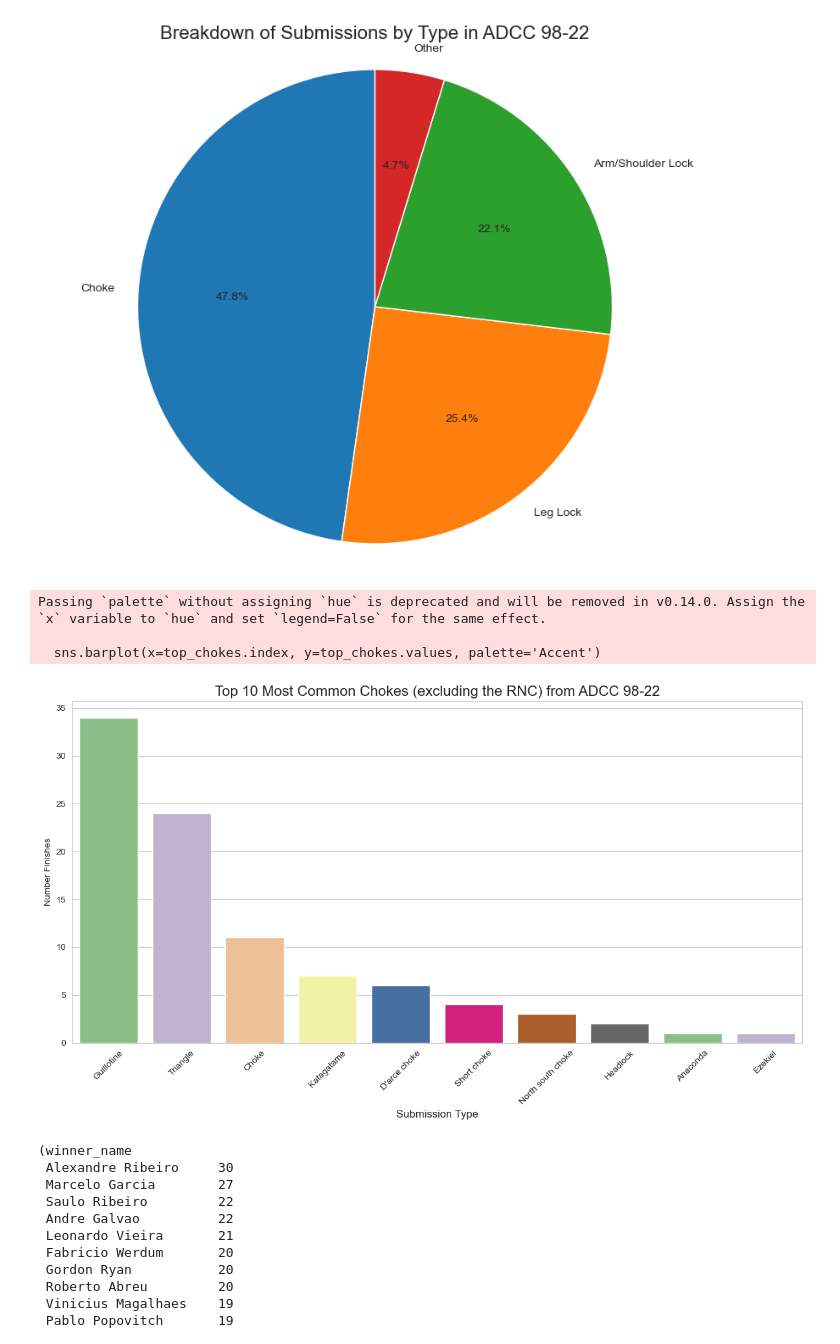
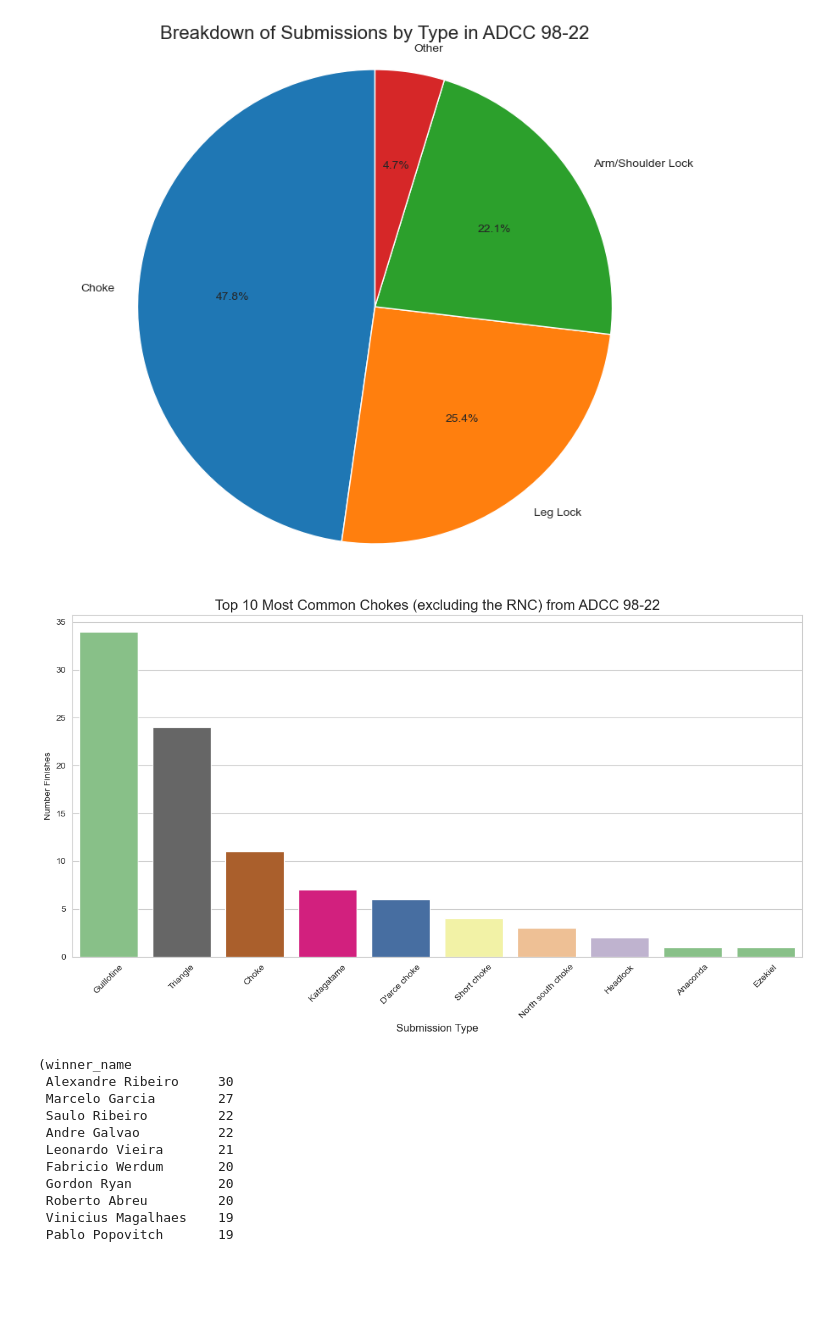
Before and after one commit to juliocesardiaz/ADCC, a Jupyter notebook: adcc_data_analysis.ipynb, the cells around one changed output. Saved outputs shown, nothing was run; the diff lists cells and outputs as text; code cells hidden in the pictures; blank space fills up the shorter version.

```diff
--- a/adcc_data_analysis.ipynb
+++ b/adcc_data_analysis.ipynb
@@ -162,21 +162,18 @@ plt.axis('equal')
 # %%
 #breaking down top chokes excluding RNC
 chokes_df = sub_wins_adcc[(sub_wins_adcc['submission_type']== 'Choke') & (sub_wins_adcc['submission'] != 'RNC')].copy()
 top_chokes = chokes_df['submission'].value_counts()
 plt.figure(figsize=(12,7))
 
 sns.set_style('whitegrid')
-sns.barplot(x=top_chokes.index, y=top_chokes.values, palette='Accent', hue=top_subs, legend=False)
+sns.barplot(x=top_chokes.index, y=top_chokes.values, palette='Accent', hue=top_chokes, legend=False)
 plt.title('Top 10 Most Common Chokes (excluding the RNC) from ADCC 98-22', fontsize=16)
 plt.xlabel('Submission Type', fontsize=12)
 plt.ylabel('Number Finishes')
 plt.xticks(rotation=45)
 plt.tight_layout()
 # %% [output]
-Passing `palette` without assigning `hue` is deprecated and will be removed in v0.14.0. Assign the `x` variable to `hue` and set `legend=False` for the same effect.
-
-  sns.barplot(x=top_chokes.index, y=top_chokes.values, palette='Accent')
-[figure, old version]
+[figure, new version]
 # %%
 # Top athletes by total wins
 top_wins = adcc['winner_name'].value_counts().head(10)
```
